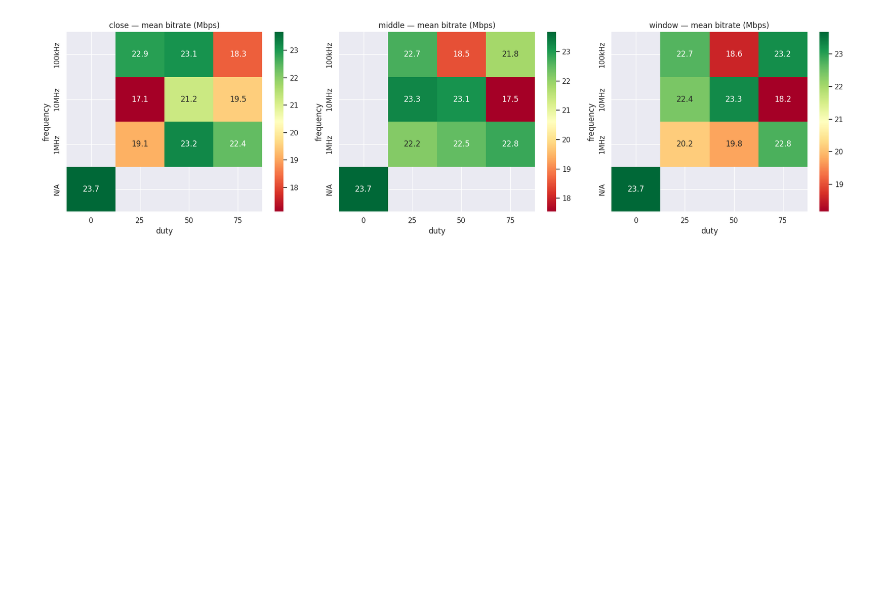
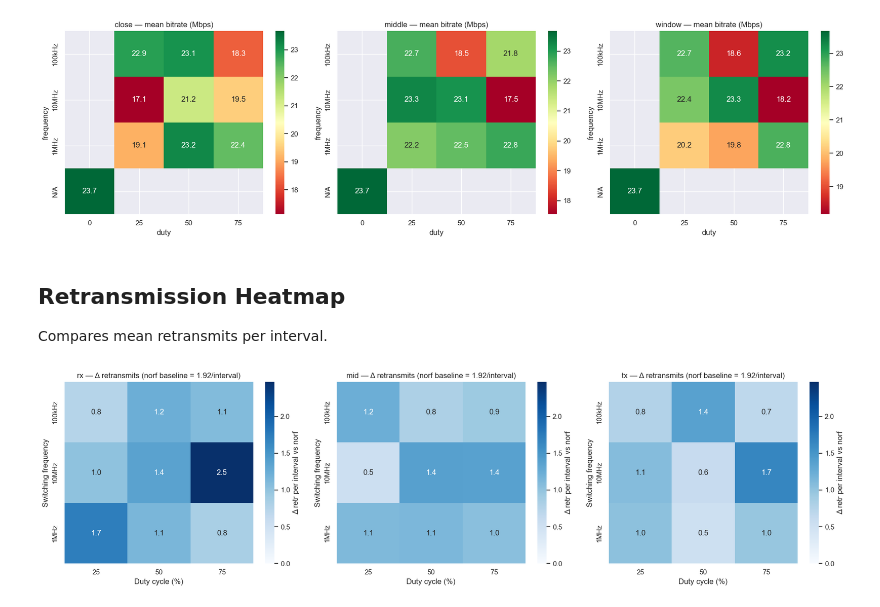
Before and after one commit to jehuddleston/en601616finalproject, a Jupyter notebook: scripts/compare.ipynb, the cells around one changed output. Cells and saved outputs as stored; diff of their text form; code cells hidden in the pictures; blank space fills up the shorter version.

```diff
--- a/scripts/compare.ipynb
+++ b/scripts/compare.ipynb
@@ -384,3 +428,42 @@ axes[2].set_title("window — mean bitrate (Mbps)")
 plt.tight_layout()
 # %% [output]
 [figure]
+# %% [markdown]
+## Retransmission Heatmap
+Compares mean retransmits per interval.
+# %%
+import matplotlib.pyplot as plt
+import numpy as np
+
+rf_sender   = intervals[(intervals['rf'])  & (intervals['role'] == 'sender')]
+norf_sender = intervals[(~intervals['rf']) & (intervals['role'] == 'sender')]
+
+locations = ['rx', 'mid', 'tx']
+
+# Per-location norf baseline (mean retr per interval)
+norf_retr = {loc: norf_sender[norf_sender['location'] == loc]['retr'].mean()
+             for loc in locations}
+
+pivots = []
+for loc in locations:
+    df = rf_sender[rf_sender['location'] == loc]
+    p = df.pivot_table(index='frequency', columns='duty',
+                       values='retr', aggfunc='mean')
+    p_delta = p - norf_retr[loc]
+    pivots.append((loc, p_delta, norf_retr[loc]))
+
+vmax = np.nanmax([p.values for _, p, _ in pivots])
+
+fig, axes = plt.subplots(1, 3, figsize=(18, 5))
+for ax, (loc, pivot, baseline) in zip(axes, pivots):
+    sns.heatmap(pivot, annot=True, fmt='.1f',
+                cmap='Blues', vmin=0, vmax=vmax,
+                ax=ax, cbar_kws={'label': 'Δ retr per interval vs norf'})
+    ax.set_title(f"{loc} — Δ retransmits (norf baseline = {baseline:.2f}/interval)")
+    ax.set_xlabel("Duty cycle (%)")
+    ax.set_ylabel("Switching frequency")
+
+plt.tight_layout()
+plt.show()
+# %% [output]
+[figure, added]
```
Also changed, not shown: parts of 12 cells of this notebook.
